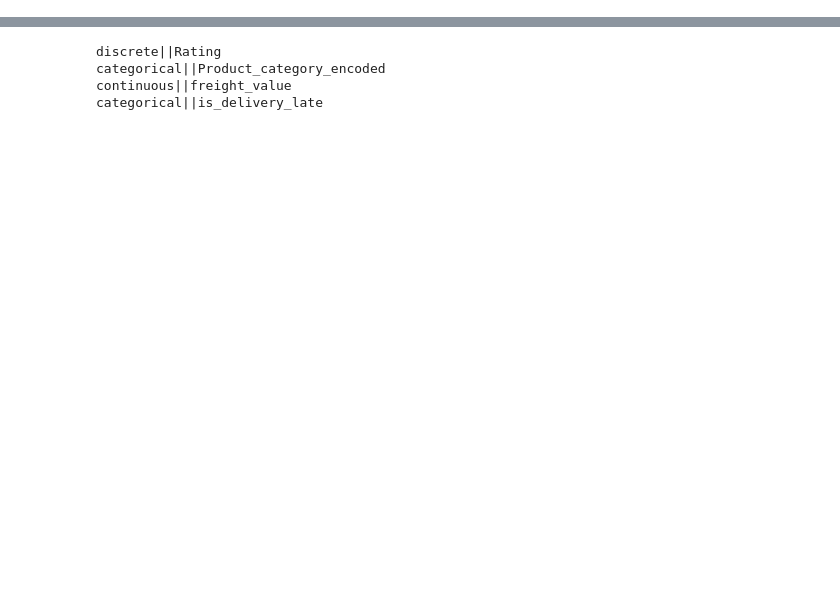
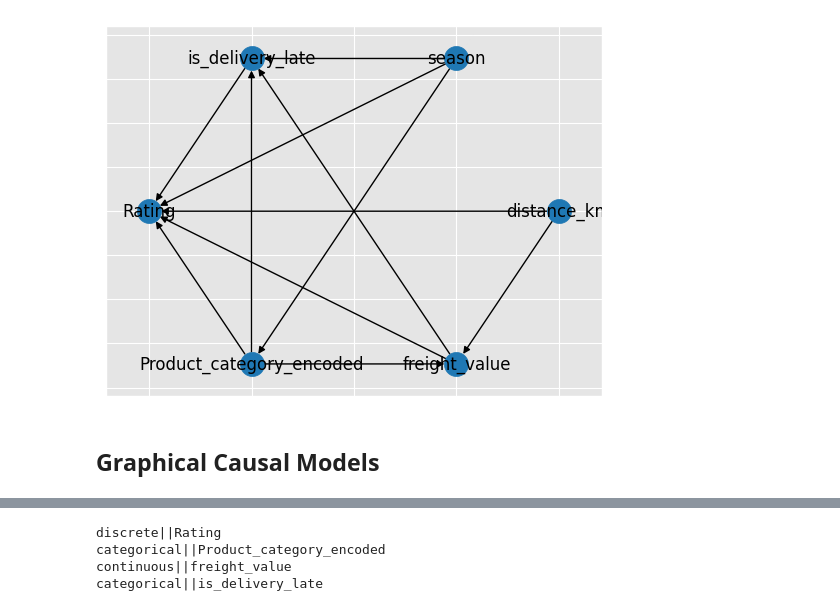
Before and after one commit to juanpi19/causal-inference-marketplace, a Jupyter notebook: notebooks/gcm-development.ipynb, the cells around one changed output, grey strips where cells are left out. Saved outputs shown, nothing was run; the diff lists cells and outputs as text; code cells hidden in the pictures; blank space fills up the shorter version.

```diff
--- a/notebooks/gcm-development.ipynb
+++ b/notebooks/gcm-development.ipynb
@@ -81,3 +90,11 @@ edges_list = [
 G = nx.DiGraph()
 G.add_nodes_from(nodes_list)
 G.add_edges_from(edges_list)
+# %%
+pos = nx.shell_layout(G)
+nx.draw_networkx(G, pos, arrows=True)
+plt.show()
+# %% [output]
+[figure, added]
+# %% [markdown]
+## Graphical Causal Models
```
Also changed, not shown: parts of 27 cells of this notebook.
